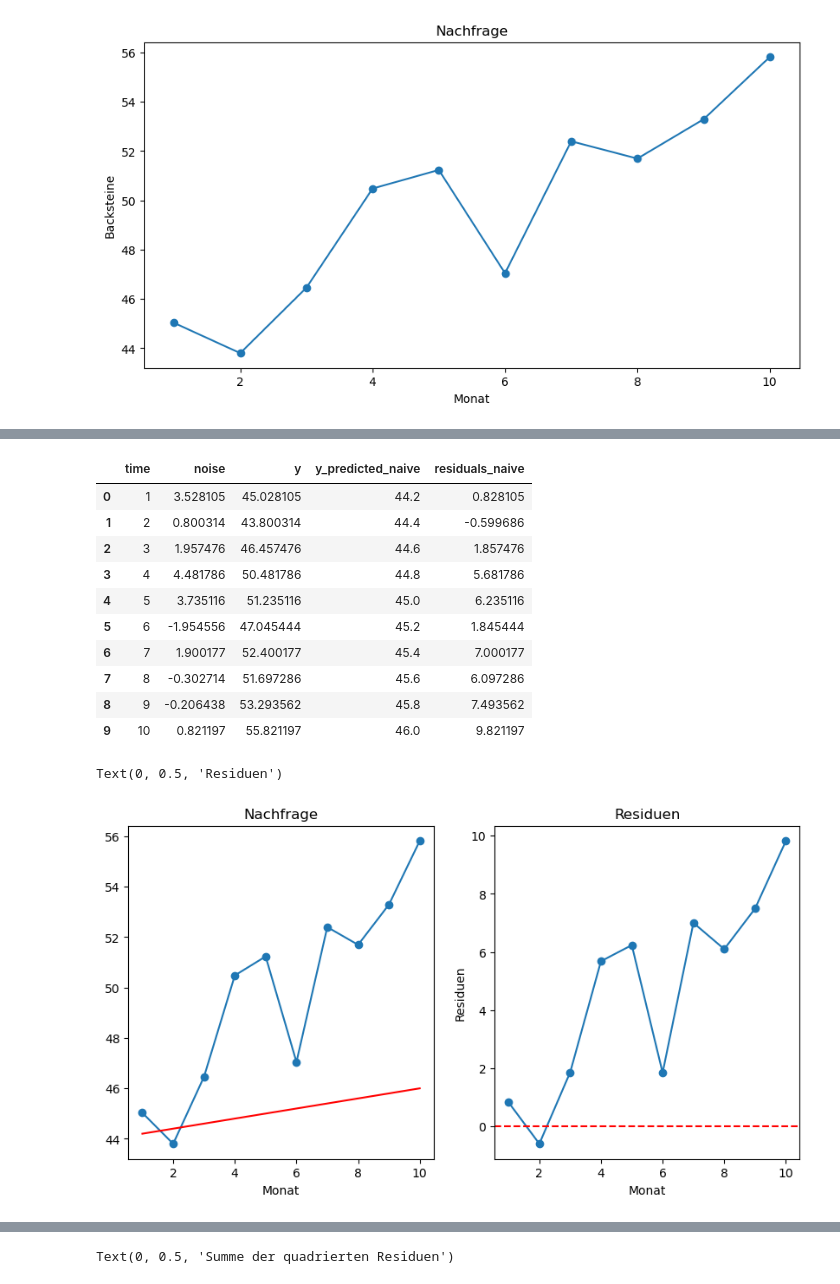
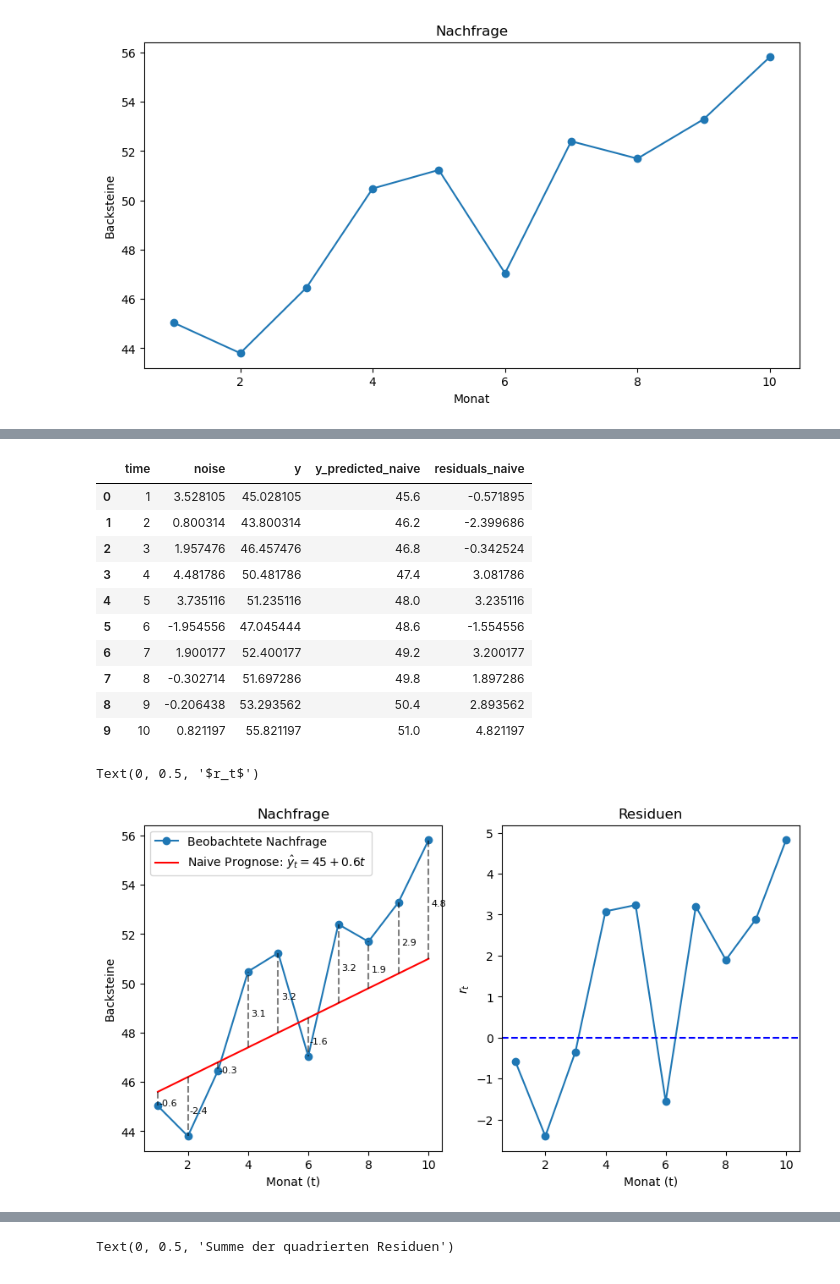
Before and after one commit to febse/opt2025-de, a Jupyter notebook: Prediction.ipynb, the cells around one changed output, grey strips where cells are left out. Drawn from its saved outputs; the diff is of its cells as text; code cells hidden in the pictures.

```diff
--- a/Prediction.ipynb
+++ b/Prediction.ipynb
@@ -119,39 +119,48 @@ Diese Fehler werden wir **Residuen** oder Abweichungen zwischen Schätzung und t
 # %%
 # Im folgenden Code berechnen wir die Prognosen und die Residuen für alle Monate im Datensatz
 
-dt["y_predicted_naive"] = 44 + 0.2 * dt["time"]  # Example trend line
+dt["y_predicted_naive"] = 45 + 0.6 * dt["time"]  # Example trend line
 dt["residuals_naive"] = dt["y"] - dt["y_predicted_naive"]
 dt
 # %% [output]
 |  | time | noise | y | y_predicted_naive | residuals_naive |
-| 0 | 1 | 3.528105 | 45.028105 | 44.2 | 0.828105 |
-| 1 | 2 | 0.800314 | 43.800314 | 44.4 | -0.599686 |
-| 2 | 3 | 1.957476 | 46.457476 | 44.6 | 1.857476 |
-| 3 | 4 | 4.481786 | 50.481786 | 44.8 | 5.681786 |
-| 4 | 5 | 3.735116 | 51.235116 | 45.0 | 6.235116 |
-| 5 | 6 | -1.954556 | 47.045444 | 45.2 | 1.845444 |
-| 6 | 7 | 1.900177 | 52.400177 | 45.4 | 7.000177 |
-| 7 | 8 | -0.302714 | 51.697286 | 45.6 | 6.097286 |
-| 8 | 9 | -0.206438 | 53.293562 | 45.8 | 7.493562 |
-| 9 | 10 | 0.821197 | 55.821197 | 46.0 | 9.821197 |
+| 0 | 1 | 3.528105 | 45.028105 | 45.6 | -0.571895 |
+| 1 | 2 | 0.800314 | 43.800314 | 46.2 | -2.399686 |
+| 2 | 3 | 1.957476 | 46.457476 | 46.8 | -0.342524 |
+| 3 | 4 | 4.481786 | 50.481786 | 47.4 | 3.081786 |
+| 4 | 5 | 3.735116 | 51.235116 | 48.0 | 3.235116 |
+| 5 | 6 | -1.954556 | 47.045444 | 48.6 | -1.554556 |
+| 6 | 7 | 1.900177 | 52.400177 | 49.2 | 3.200177 |
+| 7 | 8 | -0.302714 | 51.697286 | 49.8 | 1.897286 |
+| 8 | 9 | -0.206438 | 53.293562 | 50.4 | 2.893562 |
+| 9 | 10 | 0.821197 | 55.821197 | 51.0 | 4.821197 |
 # %%
 # Danach zeichnen wir die Prognose (die rote Gerade) und die Residuen
 
 fig, axes = plt.subplots(1, 2, figsize=(10, 5))
 
-axes[0].plot(dt["time"], dt["y"], 'o-', label='Data')
-axes[0].plot(dt["time"], dt["y_predicted_naive"], 'r-', label='Trend Line')
+axes[0].plot(dt["time"], dt["y"], 'o-', label='Beobachtete Nachfrage')
+axes[0].plot(dt["time"], dt["y_predicted_naive"], 'r-', label=r'Naive Prognose: $\hat{y}_t = 45 + 0.6 t$')
+
+# Plot the residuals as vertical lines
+for i in range(len(dt)):
+    axes[0].plot([dt["time"][i], dt["time"][i]], [dt["y_predicted_naive"][i], dt["y"][i]], 'k--', alpha=0.5)
+    # Plot the residuals as labels
+    axes[0].text(dt["time"][i] + 0.35, (dt["y_predicted_naive"][i] + dt["y"][i]) / 2, f"{dt['residuals_naive'][i]:.1f}", fontsize=8, ha='center', va='top')
+
 axes[0].set_title('Nachfrage')
-axes[0].set_xlabel('Monat')
+axes[0].set_xlabel('Monat (t)')
+axes[0].set_ylabel('Backsteine')
+axes[0].legend()
 
 # Plot the residuals
 
 axes[1].plot(dt["time"], dt["residuals_naive"], 'o-', label='Residuals')
-axes[1].axhline(0, color='r', linestyle='--')
+axes[1].axhline(0, color='b', linestyle='--')
 axes[1].set_title('Residuen')
-axes[1].set_xlabel('Monat')
-axes[1].set_ylabel('Residuen')
+axes[1].set_xlabel('Monat (t)')
+axes[1].set_ylabel(r"$r_t$")
 # %% [output]
-Text(0, 0.5, 'Residuen')
+Text(0, 0.5, '$r_t$')
-[figure, old version]
+[figure, new version]
 # %% [markdown]
```
Also changed, not shown: parts of 22 cells of this notebook, 4 other files.
